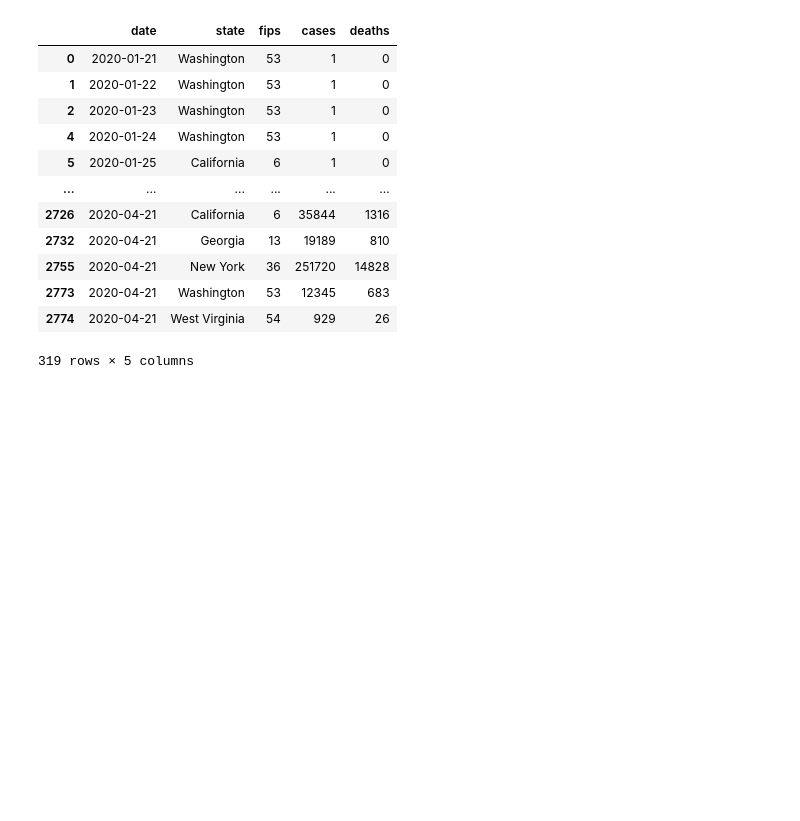
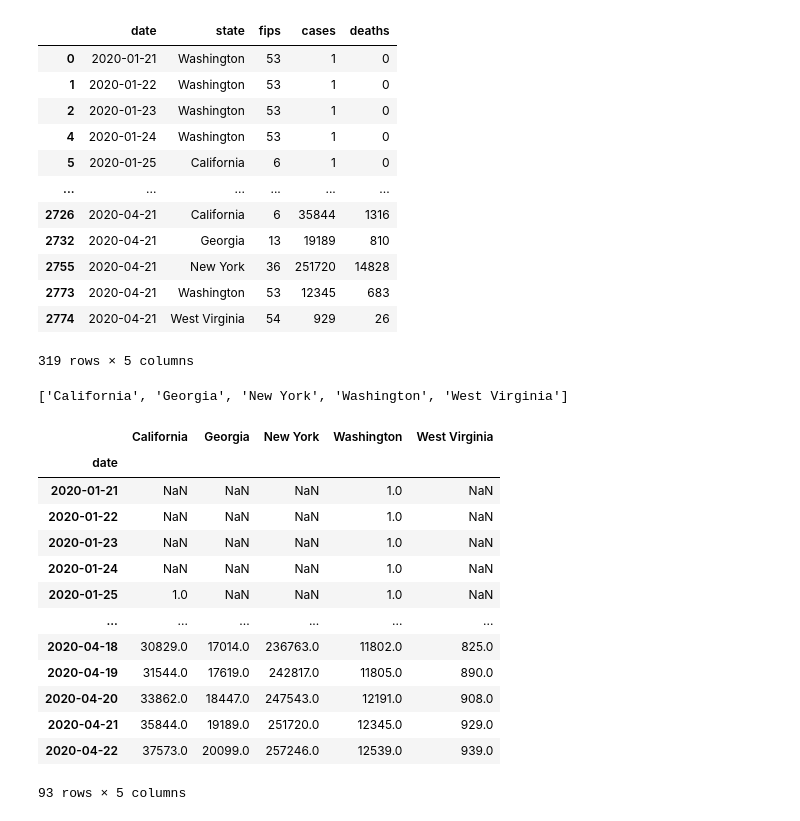
Before and after one commit to Cat-exe/careem-19, a Jupyter notebook: analysis.ipynb, the cells around one changed output. Saved outputs shown, nothing was run; the diff lists cells and outputs as text; code cells hidden in the pictures; blank space fills up the shorter version.

```diff
--- a/analysis.ipynb
+++ b/analysis.ipynb
@@ -34,6 +34,7 @@ df.head(-5)
 #Restructuring the data
 df = df.pivot(index='date', columns='state', values ='cases')
 states = list(df.columns)
+print(states)
 covid = df.reset_index('date')
 covid.set_index(['date'], inplace = True)
 covid.columns = states
@@ -43,5 +44,7 @@ populations = {"New York":19491339, "Washington":7797095, "California":	39937489
 percapita = covid.copy()
 for state in list(percapita.columns):
     percapita[state] = percapita[state]/populations[state]*1000
+# %% [output]
+['California', 'Georgia', 'New York', 'Washington', 'West Virginia']
 # %%
 #Generate colors and style for the visualization.
@@ -49,4 +52,21 @@ colors = {"New York": "#001D55", "Washington": "#FF001E", "California":"#17B343"
 plt.style.use('fivethirtyeight')
+# %%
+covid #See how the columns are displayed (pay attention to the order of the columns for future lists)
+# %% [output]
+|  | California | Georgia | New York | Washington | West Virginia |
+| date |  |  |  |  |  |
+| 2020-01-21 | NaN | NaN | NaN | 1.0 | NaN |
+| 2020-01-22 | NaN | NaN | NaN | 1.0 | NaN |
+| 2020-01-23 | NaN | NaN | NaN | 1.0 | NaN |
+| 2020-01-24 | NaN | NaN | NaN | 1.0 | NaN |
+| 2020-01-25 | 1.0 | NaN | NaN | 1.0 | NaN |
+| ... | ... | ... | ... | ... | ... |
+| 2020-04-18 | 30829.0 | 17014.0 | 236763.0 | 11802.0 | 825.0 |
+| 2020-04-19 | 31544.0 | 17619.0 | 242817.0 | 11805.0 | 890.0 |
+| 2020-04-20 | 33862.0 | 18447.0 | 247543.0 | 12191.0 | 908.0 |
+| 2020-04-21 | 35844.0 | 19189.0 | 251720.0 | 12345.0 | 929.0 |
+| 2020-04-22 | 37573.0 | 20099.0 | 257246.0 | 12539.0 | 939.0 |
+93 rows × 5 columns
 # %%
 #Creating the visualization of cases over time.
 plot = covid.plot(figsize=(10,8), color=list(colors.values()), linewidth=5, legend=False)
```
Also changed, not shown: parts of 2 cells of this notebook.
